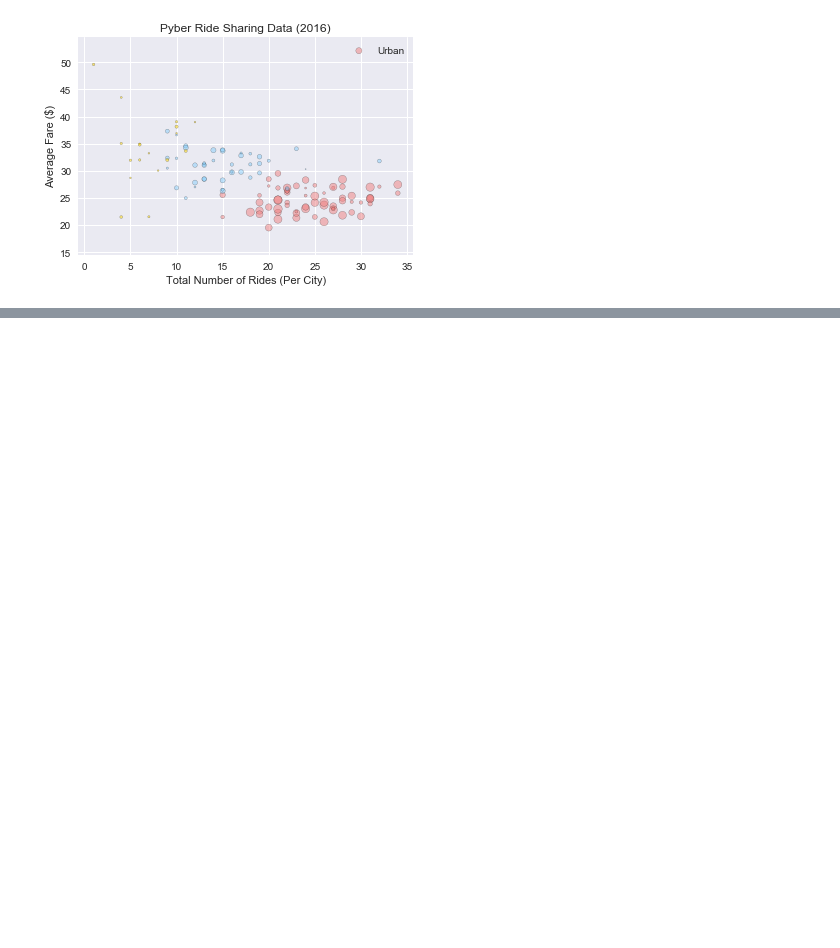
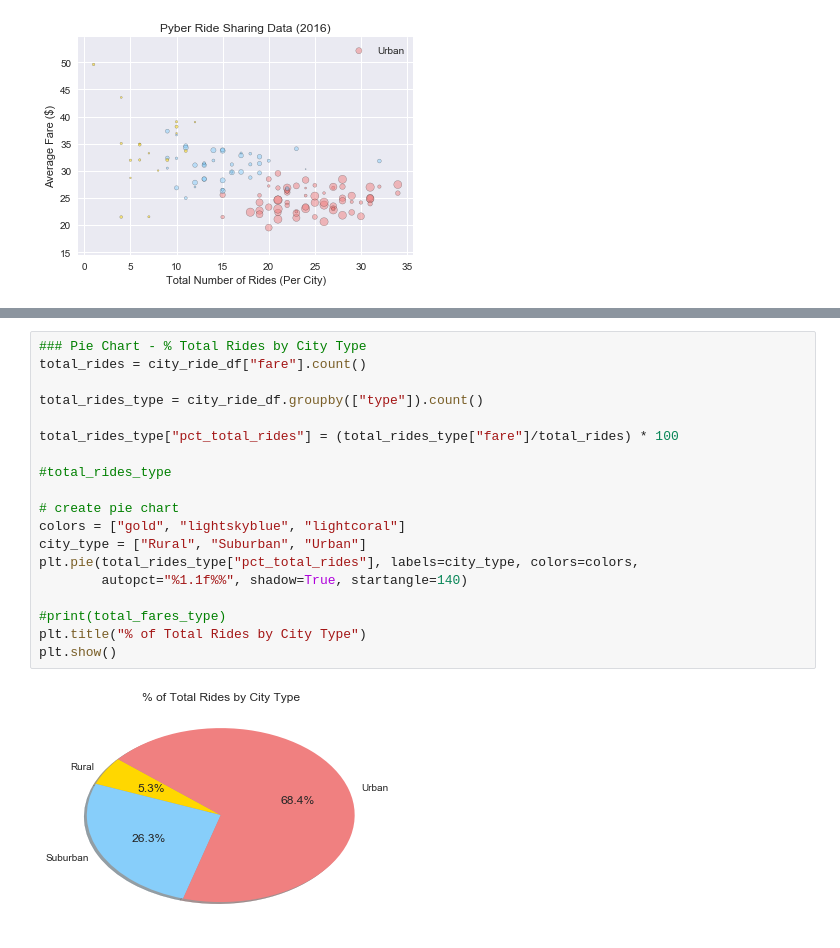
Before and after one commit to navbala/UT-Data-Analytics-Bootcamp, a Jupyter notebook: Homework/Matplotlib/Unit 5 Assignment - Pyber.ipynb, the cells around one changed output, grey strips where cells are left out. Saved outputs shown, nothing was run; the diff lists cells and outputs as text; blank space fills up the shorter version.

Commit message:
pie graphs finised (rough)

```diff
--- a/Homework/Matplotlib/Unit 5 Assignment - Pyber.ipynb
+++ b/Homework/Matplotlib/Unit 5 Assignment - Pyber.ipynb
@@ -149,3 +151,24 @@ plt.title("% of Total Fare by City Type")
 plt.show()
 # %% [output]
 [figure]
+# %%
+### Pie Chart - % Total Rides by City Type
+total_rides = city_ride_df["fare"].count()
+
+total_rides_type = city_ride_df.groupby(["type"]).count()
+
+total_rides_type["pct_total_rides"] = (total_rides_type["fare"]/total_rides) * 100
+
+#total_rides_type
+
+# create pie chart
+colors = ["gold", "lightskyblue", "lightcoral"]
+city_type = ["Rural", "Suburban", "Urban"]
+plt.pie(total_rides_type["pct_total_rides"], labels=city_type, colors=colors,
+        autopct="%1.1f%%", shadow=True, startangle=140)
+
+#print(total_fares_type)
+plt.title("% of Total Rides by City Type")
+plt.show()
+# %% [output]
+[figure, added]
```
Also changed, not shown: parts of 2 cells of this notebook.
